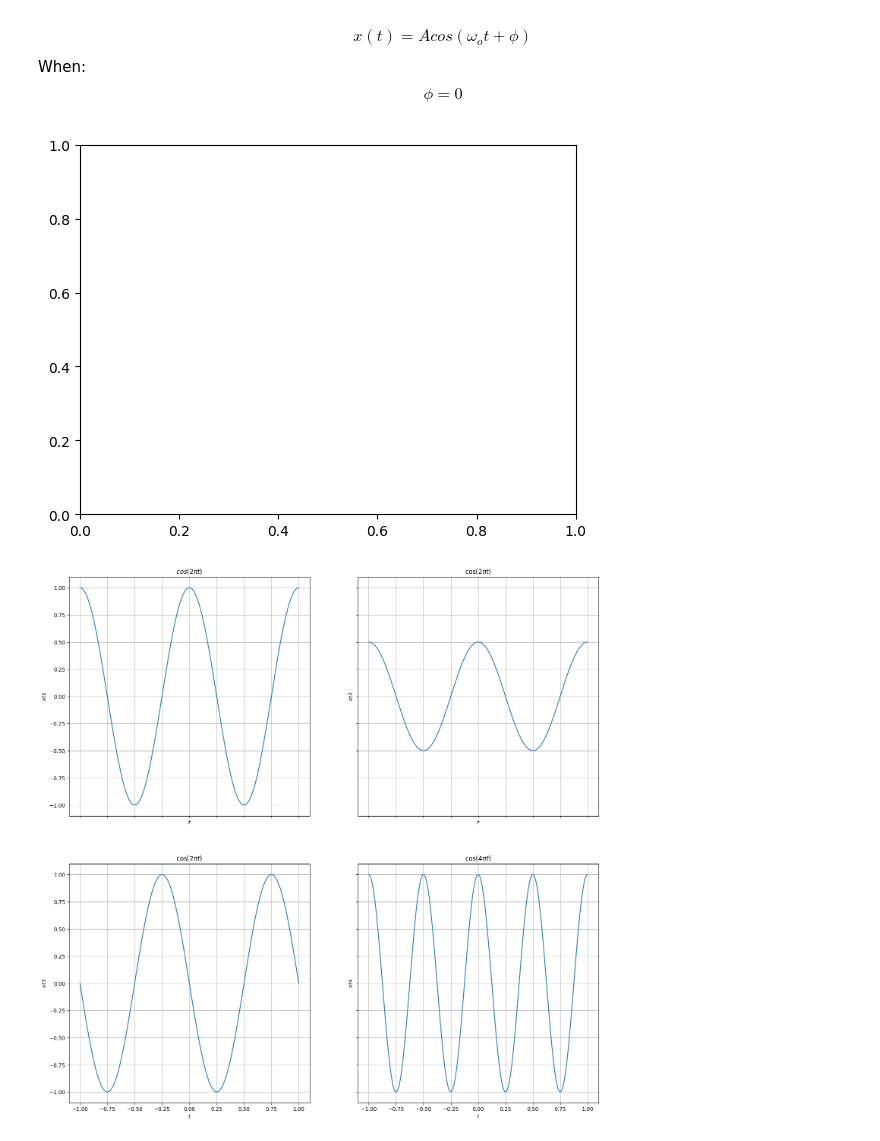
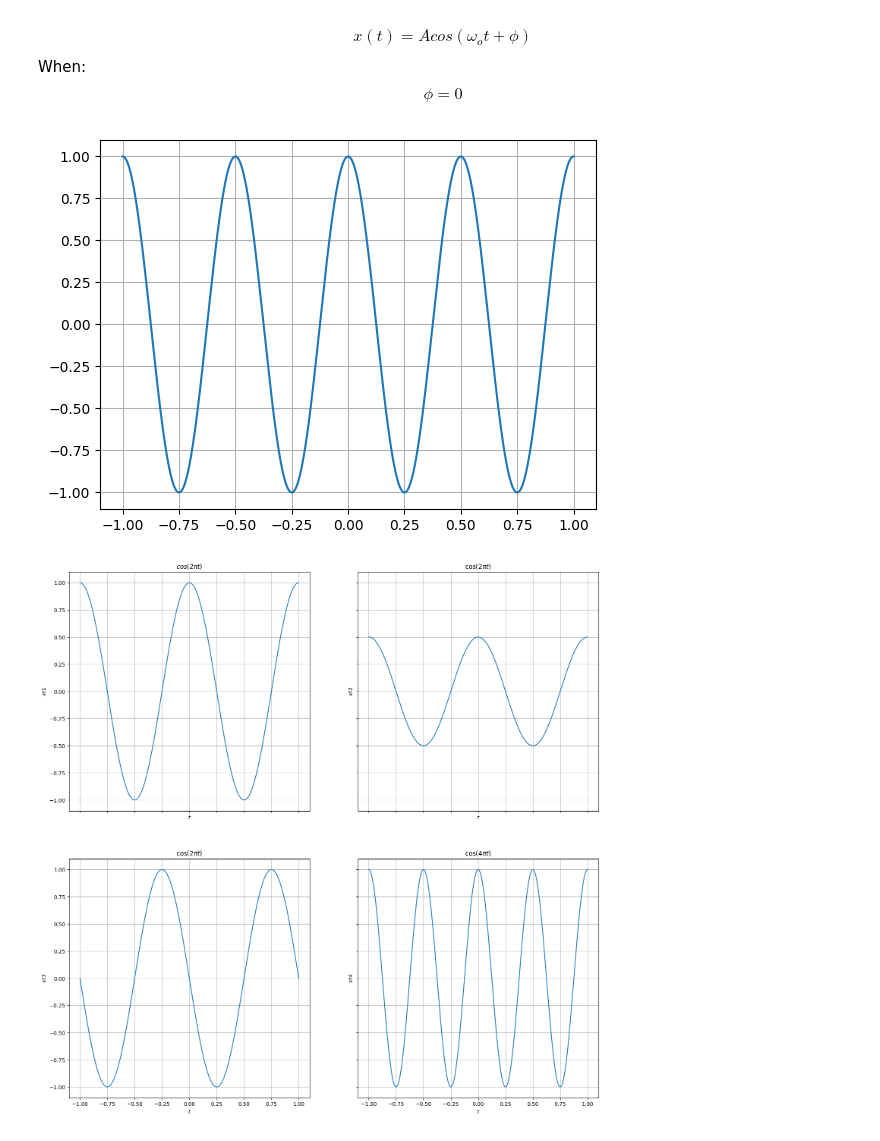
Before and after one commit to PankajaBalasooriya/UOM_S2_EN1094_Laboratory-Practices, a Jupyter notebook: Circuits_Signals_Systems/Workshop1-SignalsInTimeDomain/TimeDomain.ipynb, the cells around one changed output. Cells and saved outputs as stored; diff of their text form; code cells hidden in the pictures.

```diff
--- a/Circuits_Signals_Systems/Workshop1-SignalsInTimeDomain/TimeDomain.ipynb
+++ b/Circuits_Signals_Systems/Workshop1-SignalsInTimeDomain/TimeDomain.ipynb
@@ -24,15 +24,18 @@ $$\phi = 0$$
 # %%
 A = 1
 f = 2
 w0 =2 * np.pi * f
 
 phi = 0
 xt = A *np.cos(w0 * t + phi)
 fig, ax = plt.subplots()
 
+ax.grid(True)
+ax.plot(t, xt)
+
 plt.show()
 # %% [output]
-[figure, old version]
+[figure, new version]
 # %%
 fig, axes = plt.subplots( 2, 2, sharex = "all", sharey='all', figsize=(18, 18))
 
```
Also changed, not shown: parts of 1 cell of this notebook.
